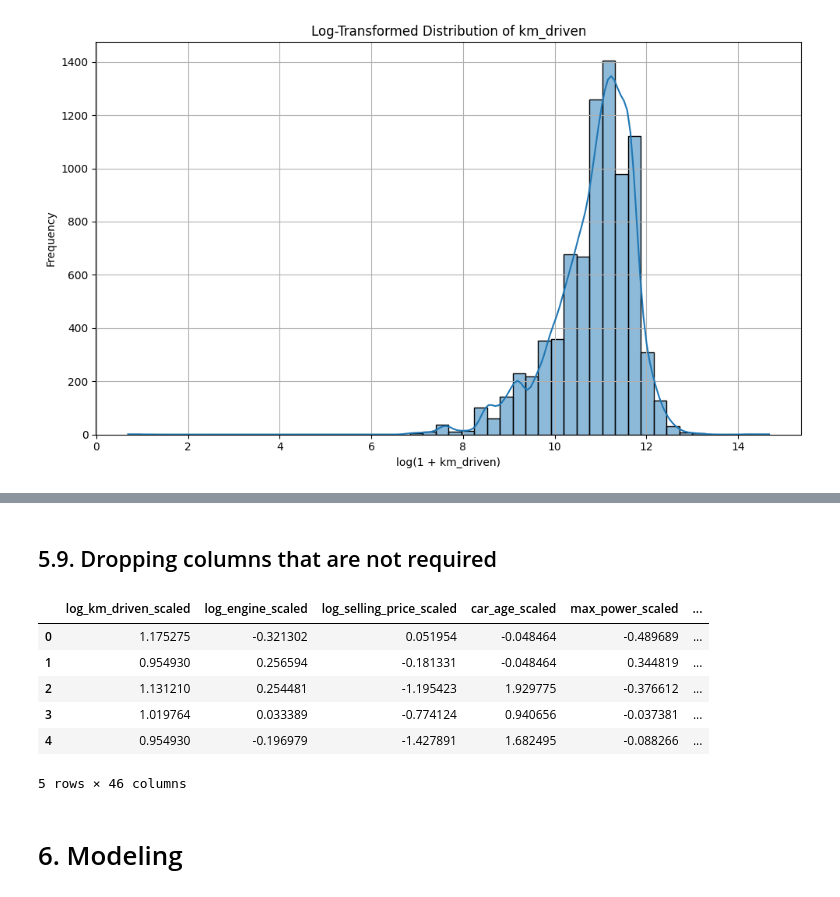
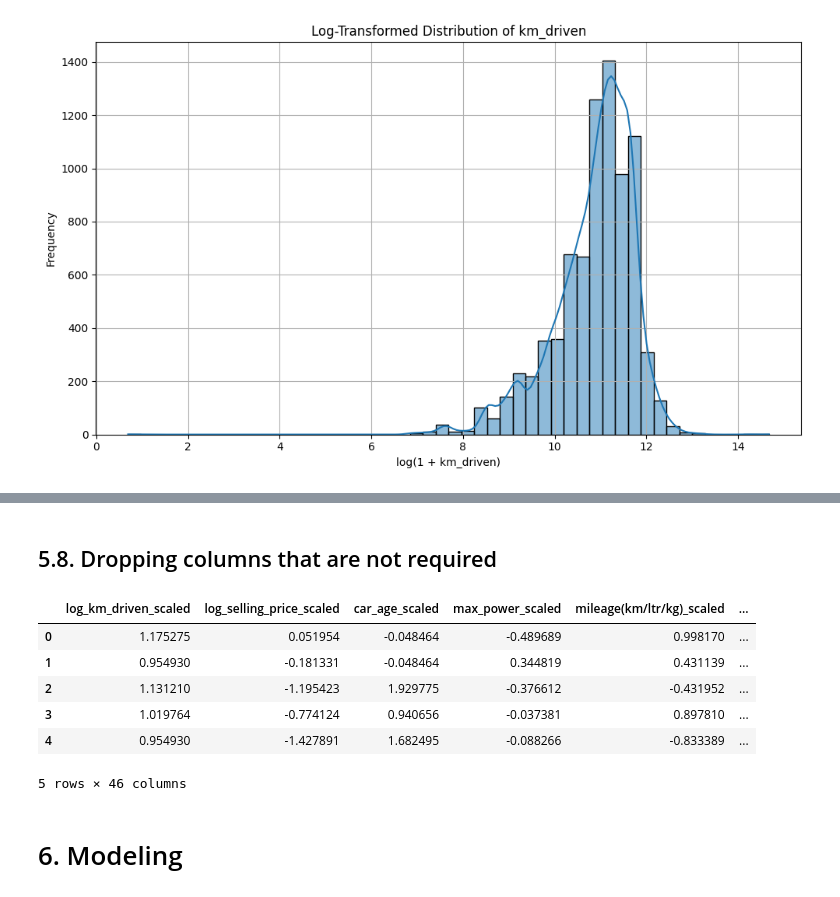
Before and after one commit to sameershrestha00/Car_Price_Prediction, a Jupyter notebook: car_selling_prediction.ipynb, the cells around one changed output, grey strips where cells are left out. Cells and saved outputs as stored; diff of their text form; code cells hidden in the pictures.

```diff
--- a/car_selling_prediction.ipynb
+++ b/car_selling_prediction.ipynb
@@ -407,11 +460,0 @@ plt.show()
-# %%
-df['log_engine'] = np.log1p(df['engine'])
-
-plt.figure(figsize=(10, 6))
-sns.histplot(df['log_engine'], kde=True, bins=50)
-plt.title('Log-Transformed Distribution of Engine')
-plt.xlabel('log(1 + Engine CC)')
-plt.ylabel('Frequency')
-plt.grid(True)
-plt.tight_layout()
-plt.show()
@@ -445,5 +485,5 @@ df.sample(10)
 # %%
-scale_cols = ['log_km_driven', 'log_engine', 'log_selling_price', 'car_age', 'max_power', 'mileage(km/ltr/kg)', 'seats']
+scale_cols = ['log_km_driven', 'log_selling_price', 'car_age', 'max_power', 'mileage(km/ltr/kg)','engine','seats']
 scaler = StandardScaler()
 for col in scale_cols:
     if col in df.columns:
@@ -474,23 +514,18 @@ df.head()
 # %% [markdown]
-## 5.9. Dropping columns that are not required
+## 5.8. Dropping columns that are not required
 # %%
 drop_cols = [
-    'name', 'year', 'km_driven', 'engine', 'selling_price',
-    'log_km_driven', 'log_engine', 'log_selling_price', 'Model',
-    'mileage(km/ltr/kg)', 'max_power', 'seats', 'car_age'
+    'name', 'year', 'km_driven', 'selling_price', 'Model','log_km_driven', 'log_selling_price', 'car_age', 'max_power', 'mileage(km/ltr/kg)', 'seats','engine'
 ]
-
-# Only drop columns that exist in the DataFrame
 df = df.drop(columns=[col for col in drop_cols if col in df.columns])
-
 df.head()
 # %% [output]
-|  | log_km_driven_scaled | log_engine_scaled | log_selling_price_scaled | car_age_scaled | max_power_scaled | ... |
-| 0 | 1.175275 | -0.321302 | 0.051954 | -0.048464 | -0.489689 | ... |
-| 1 | 0.954930 | 0.256594 | -0.181331 | -0.048464 | 0.344819 | ... |
-| 2 | 1.131210 | 0.254481 | -1.195423 | 1.929775 | -0.376612 | ... |
-| 3 | 1.019764 | 0.033389 | -0.774124 | 0.940656 | -0.037381 | ... |
-| 4 | 0.954930 | -0.196979 | -1.427891 | 1.682495 | -0.088266 | ... |
+|  | log_km_driven_scaled | log_selling_price_scaled | car_age_scaled | max_power_scaled | mileage(km/ltr/kg)_scaled | ... |
+| 0 | 1.175275 | 0.051954 | -0.048464 | -0.489689 | 0.998170 | ... |
+| 1 | 0.954930 | -0.181331 | -0.048464 | 0.344819 | 0.431139 | ... |
+| 2 | 1.131210 | -1.195423 | 1.929775 | -0.376612 | -0.431952 | ... |
+| 3 | 1.019764 | -0.774124 | 0.940656 | -0.037381 | 0.897810 | ... |
+| 4 | 0.954930 | -1.427891 | 1.682495 | -0.088266 | -0.833389 | ... |
 5 rows × 46 columns
 # %% [markdown]
 # 6. Modeling
```
Also changed, not shown: parts of 45 cells of this notebook, 1 other file.
